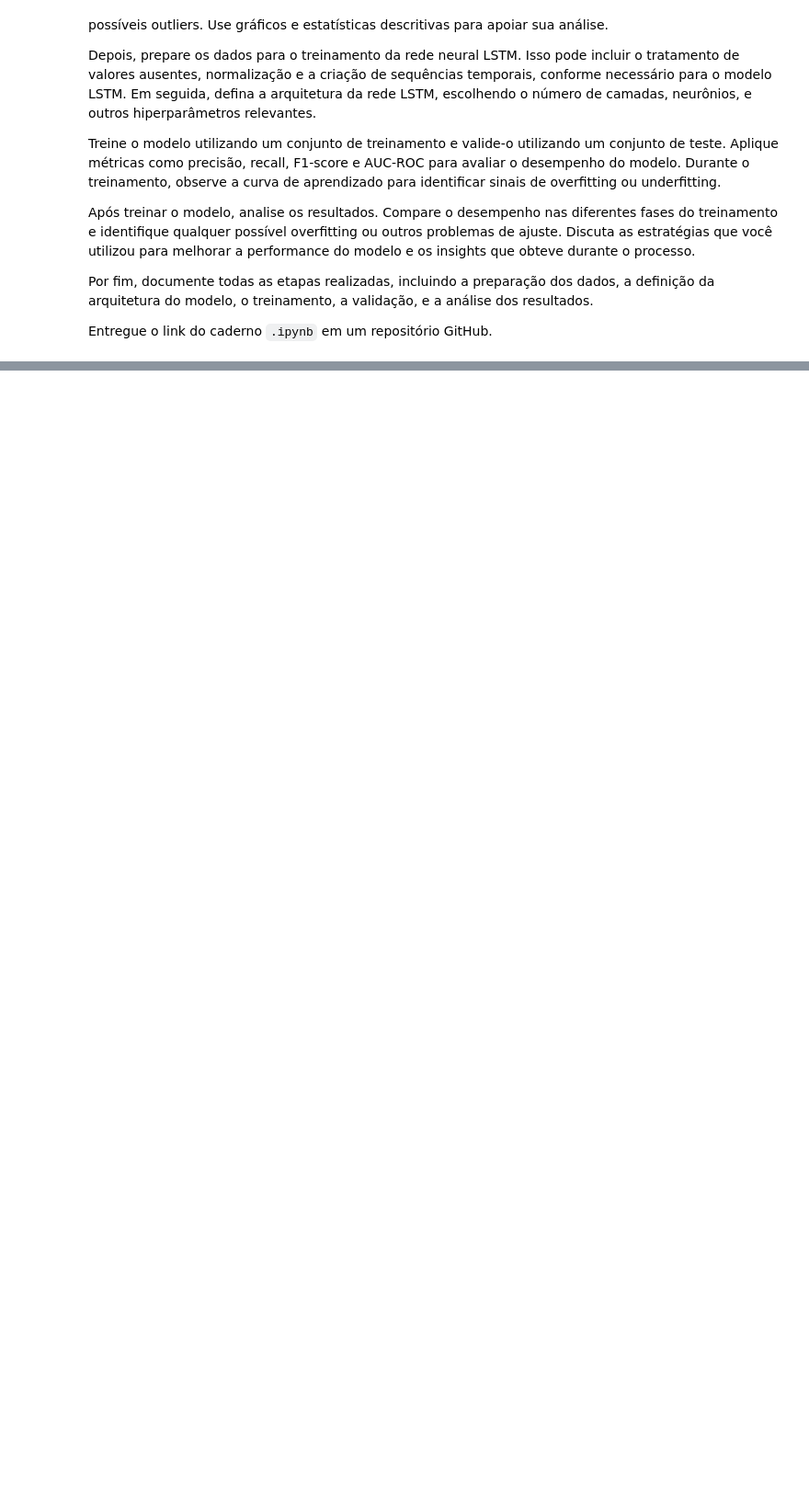
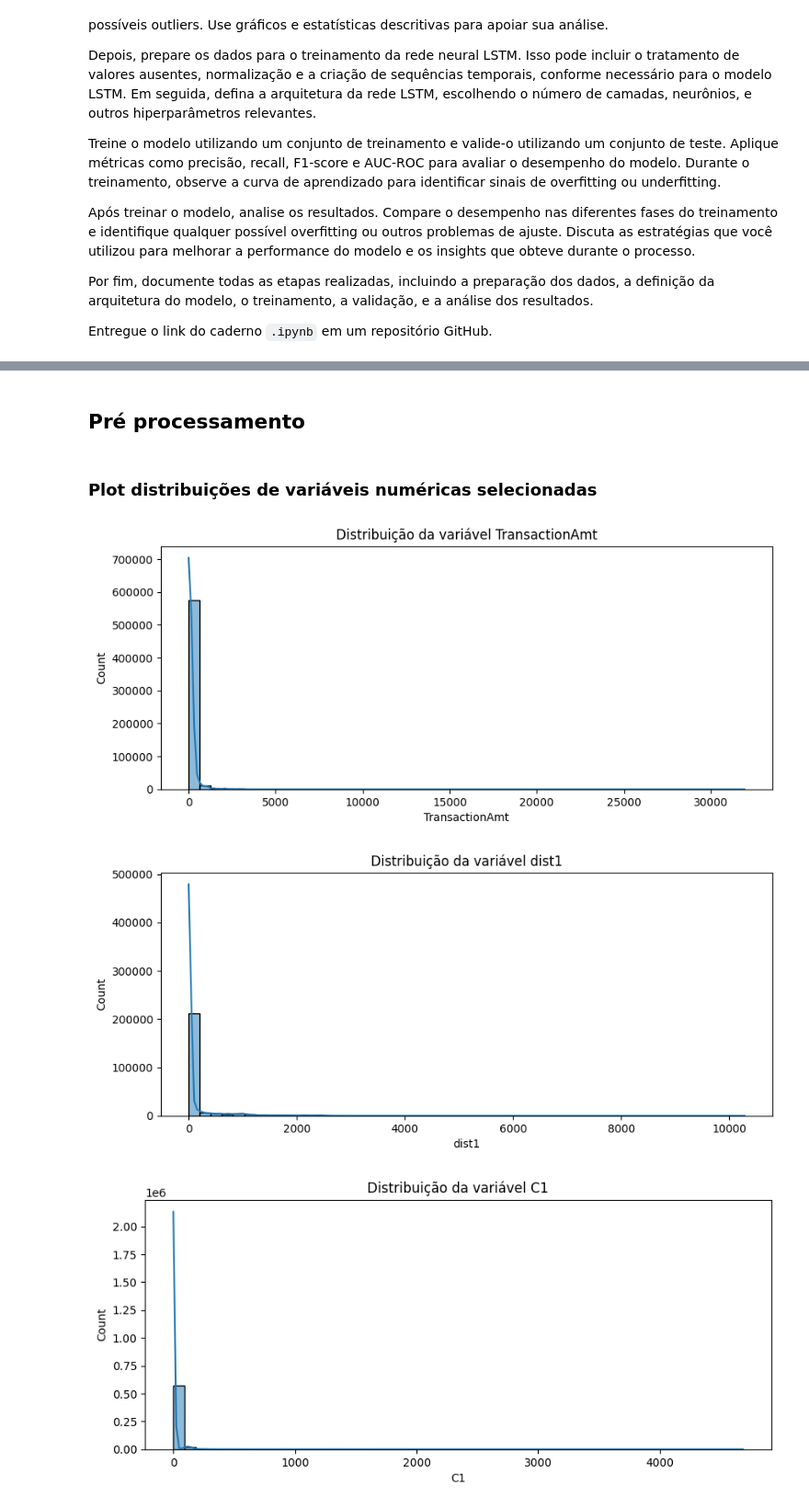
Before and after one commit to matheusmeendes/SI_Repo, a Jupyter notebook: ponderada_lstm/ponderada_lstm.ipynb, the cells around one changed output, grey strips where cells are left out. Shown at 92% size. Cells and saved outputs as stored; diff of their text form; code cells hidden in the pictures; blank space fills up the shorter version.

```diff
--- a/ponderada_lstm/ponderada_lstm.ipynb
+++ b/ponderada_lstm/ponderada_lstm.ipynb
@@ -20,0 +98,15 @@ Entregue o link do caderno `.ipynb` em um repositório GitHub.
+# %% [markdown]
+## Pré processamento
+# %% [markdown]
+### Plot distribuições de variáveis numéricas selecionadas
+# %%
+cols_to_plot = ['TransactionAmt', 'dist1', 'C1']
+for col in cols_to_plot:
+    plt.figure(figsize=(10,4))
+    sns.histplot(df[col].dropna(), bins=50, kde=True)
+    plt.title(f'Distribuição da variável {col}')
+    plt.show()
+# %% [output]
+[figure, added]
+[figure, added]
+[figure, added]
```
Also changed, not shown: parts of 29 cells of this notebook.
